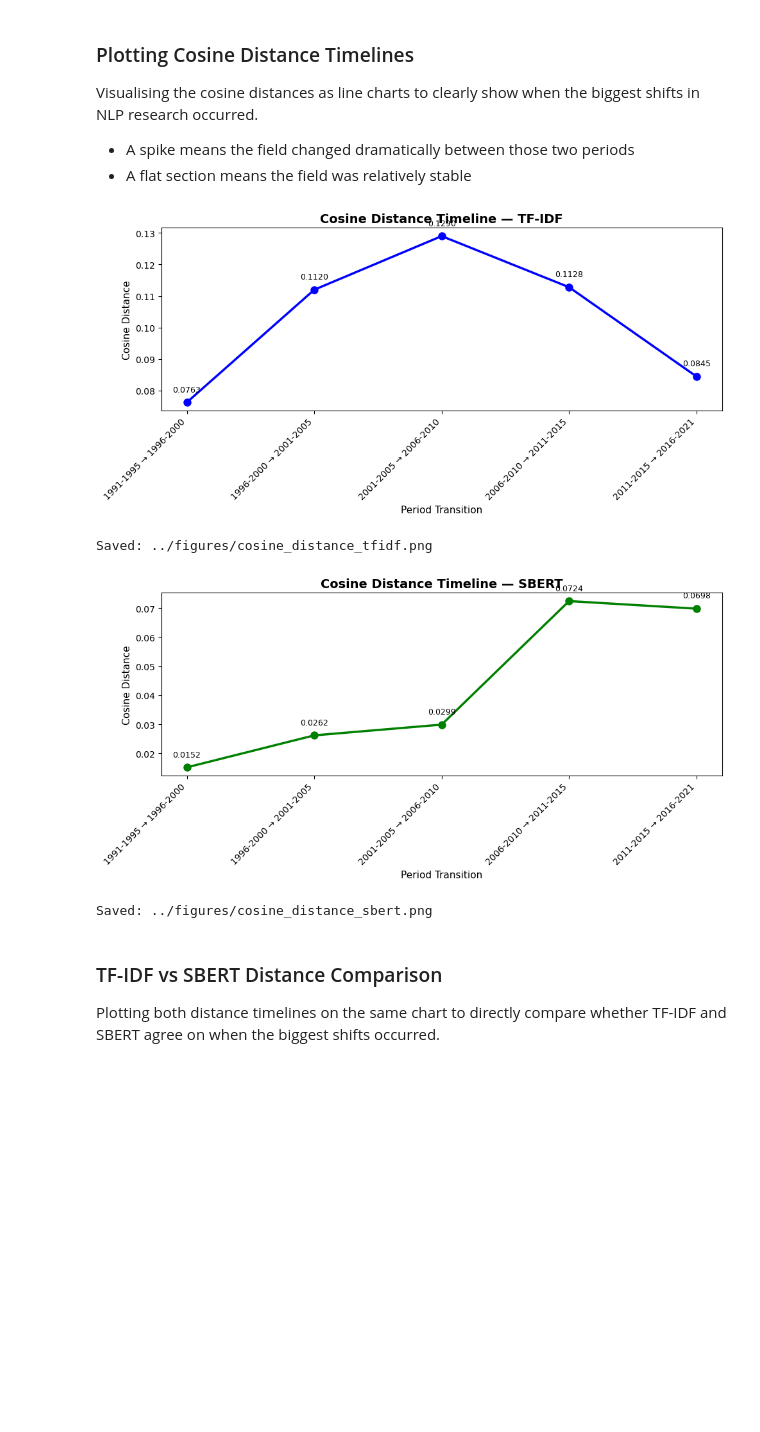
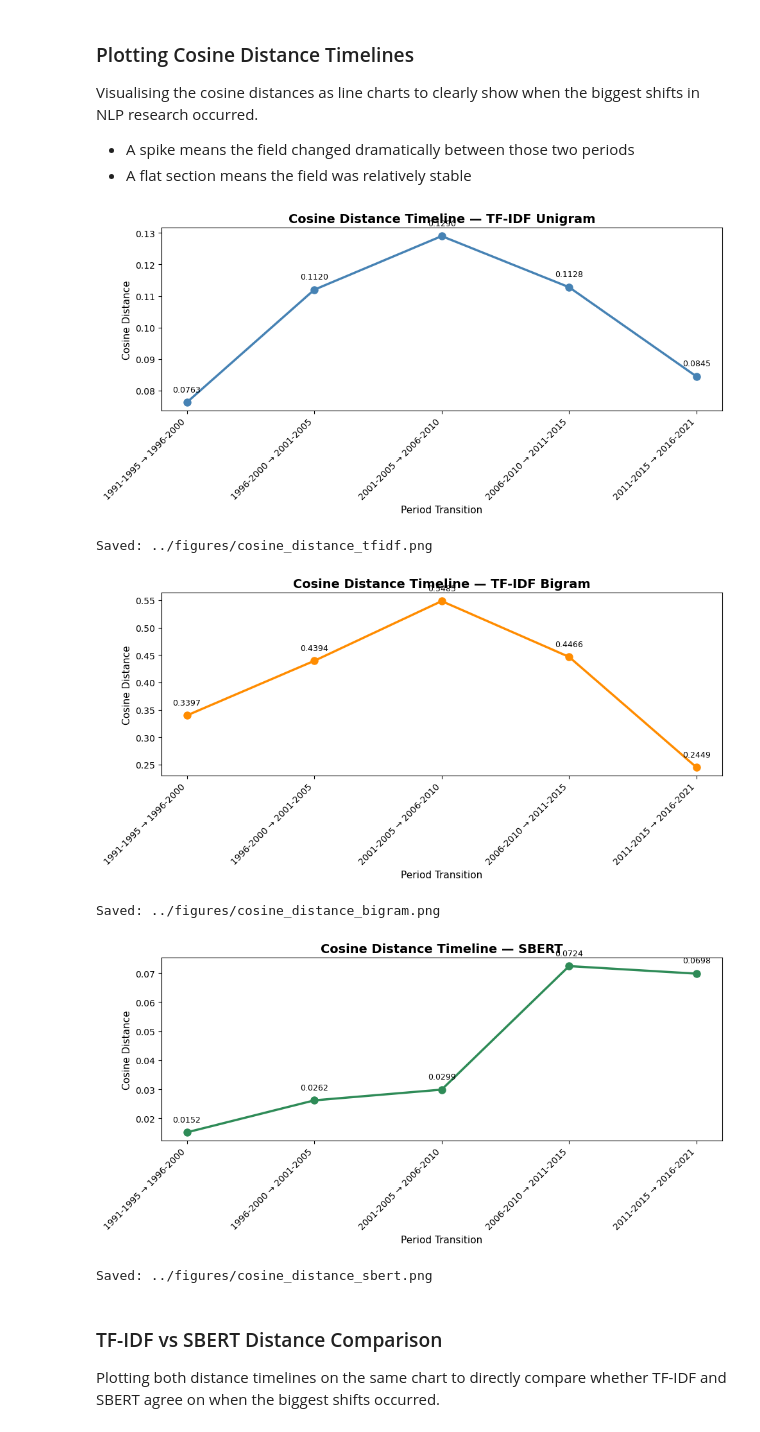
Before and after one commit to guruanand20/nlp-corpus-analysis, a Jupyter notebook: notebooks/NB02.ipynb, the cells around one changed output. Cells and saved outputs as stored; diff of their text form; code cells hidden in the pictures; blank space fills up the shorter version.

```diff
--- a/notebooks/NB02.ipynb
+++ b/notebooks/NB02.ipynb
@@ -314,5 +310,5 @@ Number of abstracts : 32221
 # %%
-with open("../outputs/period_labels.pkl", "rb") as f:
+with open("../outputs/period_labels_full.pkl", "rb") as f:
     full_data = pickle.load(f)
 
 full_data['era']
@@ -323,11 +327,11 @@ array(['Machine Learning', 'Machine Learning', 'Machine Learning', ...,
 # %%
-with open("../outputs/sbert_matrix.pkl", "rb") as f:
+with open("../outputs/sbert_matrix_full.pkl", "rb") as f:
     sbert_data = pickle.load(f)
 
 sbert_matrix = sbert_data["matrix"]
 sbert_index  = sbert_data["index"]
 
-with open("../outputs/period_labels.pkl", "rb") as f:
+with open("../outputs/period_labels_full.pkl", "rb") as f:
     label_data = pickle.load(f)
 
 period_labels = label_data["period"]
@@ -420,7 +425,12 @@ def compute_centroids(matrix, period_labels):
 
     return centroids
 
+print("TF-IDF Unigram Centroids -")
 tfidf_centroids = compute_centroids(tfidf_aligned, periods_aligned)
 
+print("\nTF-IDF Bigram Centroids -")
+bigram_centroids = compute_centroids(bigram_aligned, periods_aligned)
+
+print("\nSBERT Centroids -")
 sbert_centroids = compute_centroids(sbert_aligned, periods_aligned)
 # %% [output]
@@ -470,11 +485,16 @@ def compute_adjacent_distances(centroids):
 
     return pd.DataFrame(results)
 
-tfidf_distances = compute_adjacent_distances(tfidf_centroids)
-sbert_distances = compute_adjacent_distances(sbert_centroids)
+tfidf_distances  = compute_adjacent_distances(tfidf_centroids)
+bigram_distances = compute_adjacent_distances(bigram_centroids)
+sbert_distances  = compute_adjacent_distances(sbert_centroids)
 
-
+print("TF-IDF Unigram Distances -")
 print(tfidf_distances.to_string(index=False))
 
+print("\nTF-IDF Bigram Distances -")
+print(bigram_distances.to_string(index=False))
+
+print("\nSBERT Distances -")
 print(sbert_distances.to_string(index=False))
 # %% [output]
@@ -510,46 +535,53 @@ def plot_distance_timeline(df_dist, title, color, save_path):
         markersize=8
     )
 
-    # Annotate each point with its distance value
     for _, row in df_dist.iterrows():
         plt.annotate(
             f"{row['distance']:.4f}",
             (row["transition"], row["distance"]),
             textcoords="offset points",
             xytext=(0, 12),
             ha="center",
             fontsize=9
         )
 
     plt.title(title, fontsize=14, fontweight="bold")
     plt.xlabel("Period Transition", fontsize=11)
     plt.ylabel("Cosine Distance", fontsize=11)
     plt.xticks(rotation=45, ha="right")
     plt.tight_layout()
     plt.savefig(save_path, dpi=150)
     plt.show()
     print(f"Saved: {save_path}")
 
-# Plot TF-IDF timeline
+# Plot all three individually
 plot_distance_timeline(
     tfidf_distances,
-    "Cosine Distance Timeline — TF-IDF",
-    color="blue",
+    "Cosine Distance Timeline — TF-IDF Unigram",
+    color="steelblue",
     save_path="../figures/cosine_distance_tfidf.png"
 )
 
-# Plot SBERT timeline
+plot_distance_timeline(
+    bigram_distances,
+    "Cosine Distance Timeline — TF-IDF Bigram",
+    color="darkorange",
+    save_path="../figures/cosine_distance_bigram.png"
+)
+
 plot_distance_timeline(
     sbert_distances,
     "Cosine Distance Timeline — SBERT",
-    color="green",
+    color="seagreen",
     save_path="../figures/cosine_distance_sbert.png"
 )
 # %% [output]
-[figure, old version]
+[figure, new version]
 Saved: ../figures/cosine_distance_tfidf.png
-[figure, old version]
+[figure, new version]
-Saved: ../figures/cosine_distance_sbert.png
+Saved: ../figures/cosine_distance_bigram.png
+[figure, added]
+Saved: ../figures/cosine_distance_sbert.png
 # %% [markdown]
 ### TF-IDF vs SBERT Distance Comparison
 
```
Also changed, not shown: parts of 13 cells of this notebook.
